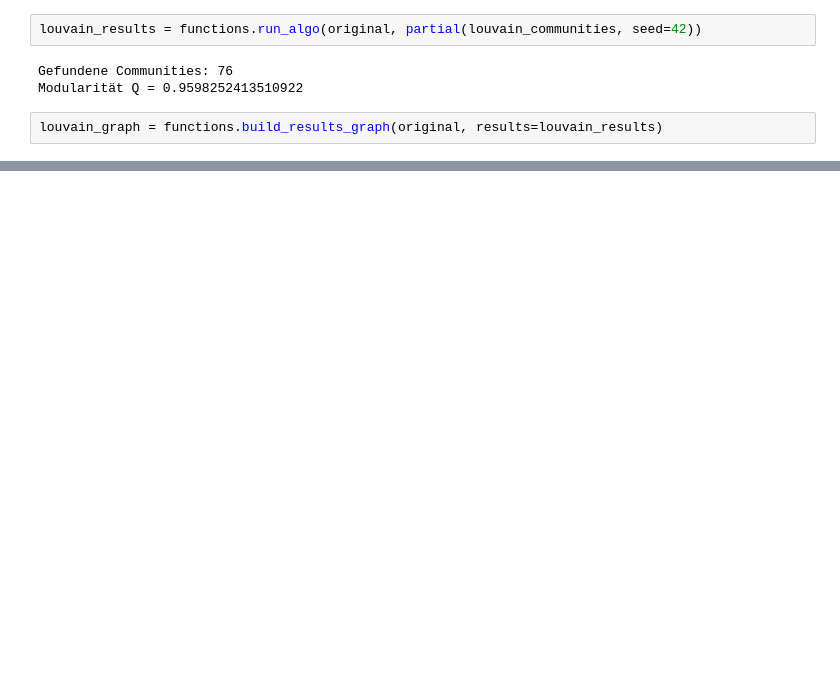
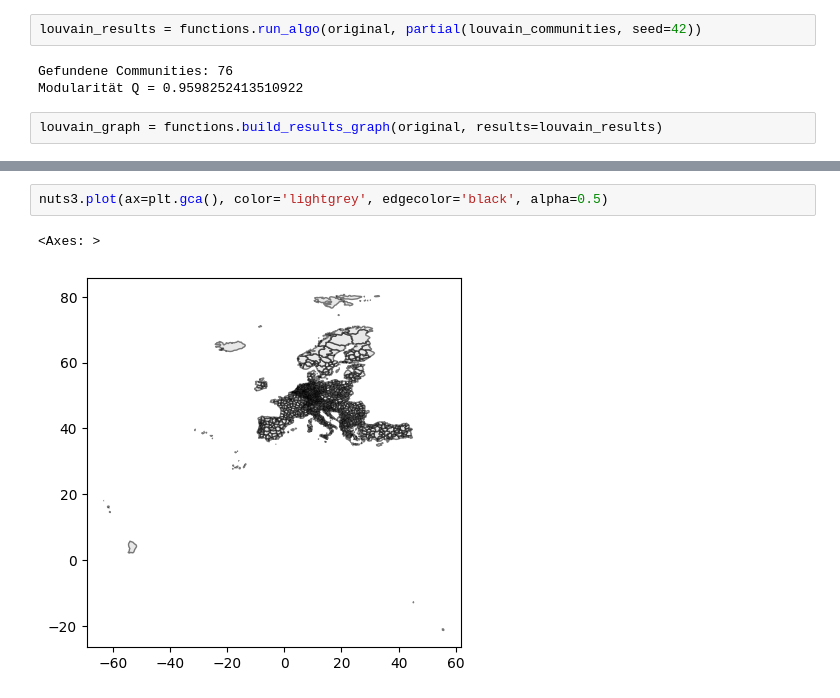
Before and after one commit to hugoschwabe/bachelor-thesis, a Jupyter notebook: benchmark.ipynb, the cells around one changed output, grey strips where cells are left out. Saved outputs shown, nothing was run; the diff lists cells and outputs as text; blank space fills up the shorter version.

```diff
--- a/benchmark.ipynb
+++ b/benchmark.ipynb
@@ -100,0 +157,5 @@ functions.plot_network(
+# %%
+nuts3.plot(ax=plt.gca(), color='lightgrey', edgecolor='black', alpha=0.5)
+# %% [output]
+<Axes: >
+[figure, added]
```
Also changed, not shown: parts of 9 cells of this notebook, 2 other files.
